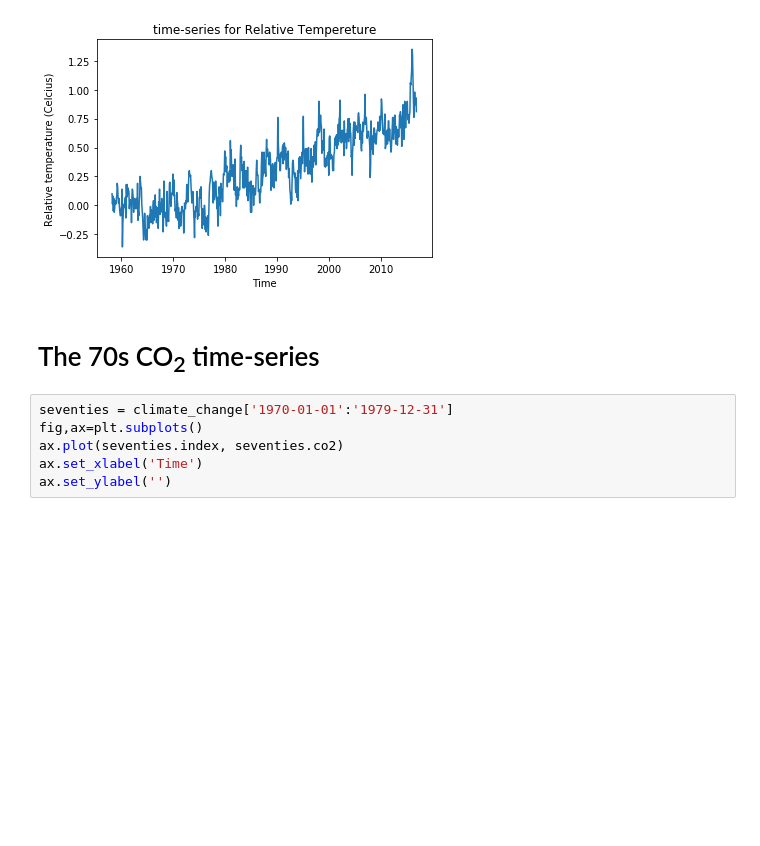
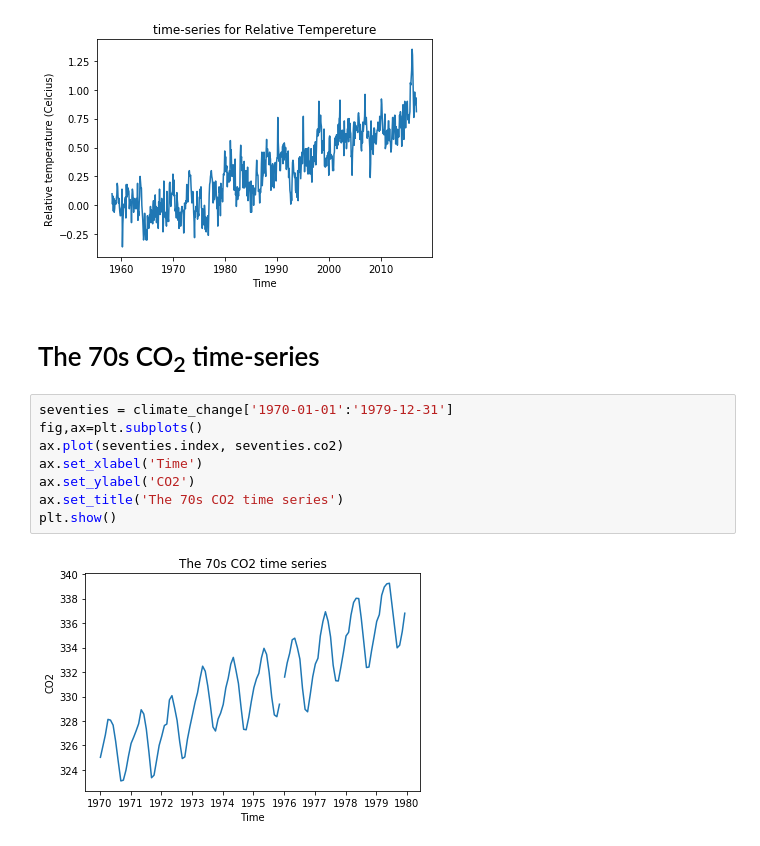
Before and after one commit to VictorOmondi1997/Visualization-Climate-Change, a Jupyter notebook: notebooks/climate_change.ipynb, the cells around one changed output. Cells and saved outputs as stored; diff of their text form; blank space fills up the shorter version.

Commit message:
plot The 70s CO2 time-series

```diff
--- a/notebooks/climate_change.ipynb
+++ b/notebooks/climate_change.ipynb
@@ -52,6 +52,10 @@ plt.show()
 # %%
 seventies = climate_change['1970-01-01':'1979-12-31']
 fig,ax=plt.subplots()
 ax.plot(seventies.index, seventies.co2)
 ax.set_xlabel('Time')
-ax.set_ylabel('')
+ax.set_ylabel('CO2')
+ax.set_title('The 70s CO2 time series')
+plt.show()
+# %% [output]
+[figure, added]
```
Also changed, not shown: parts of 2 cells of this notebook.
